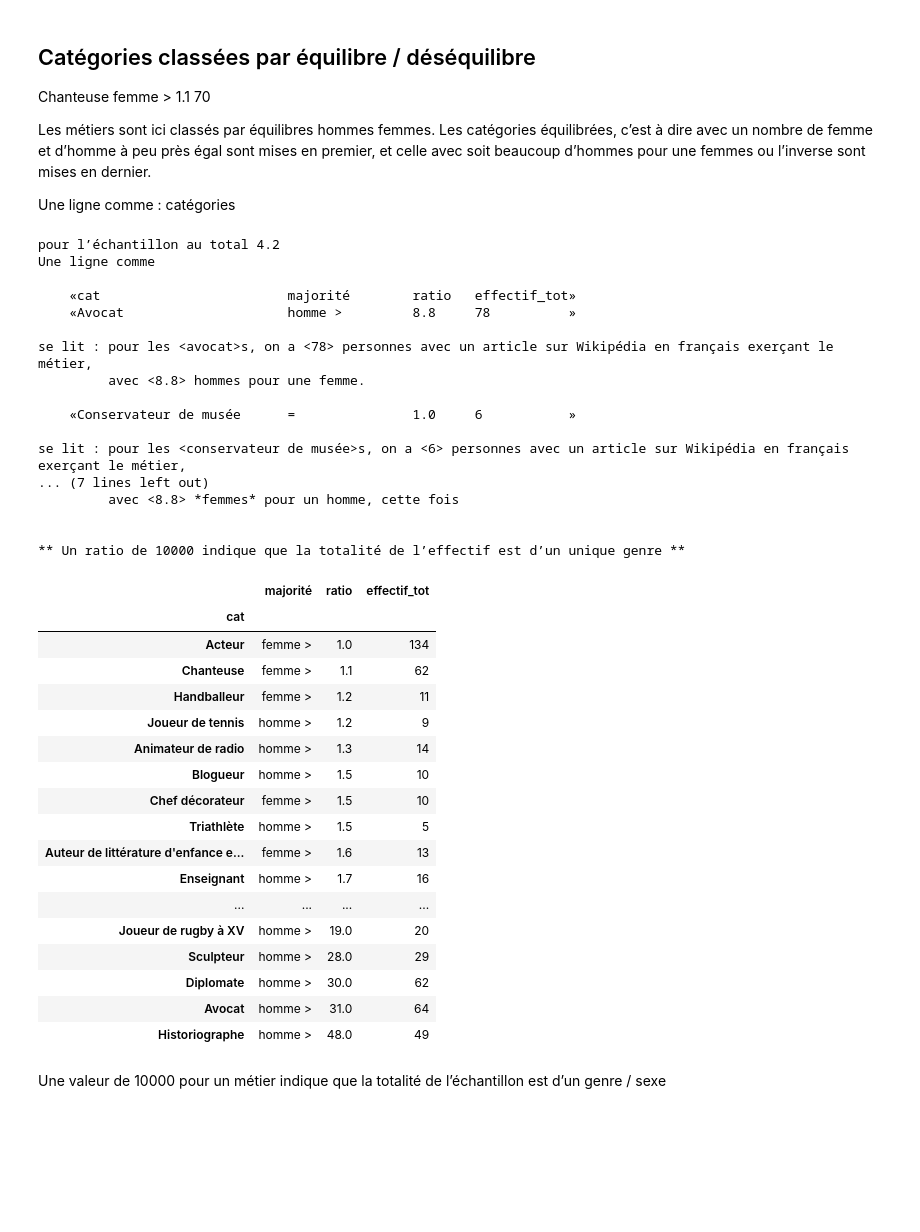
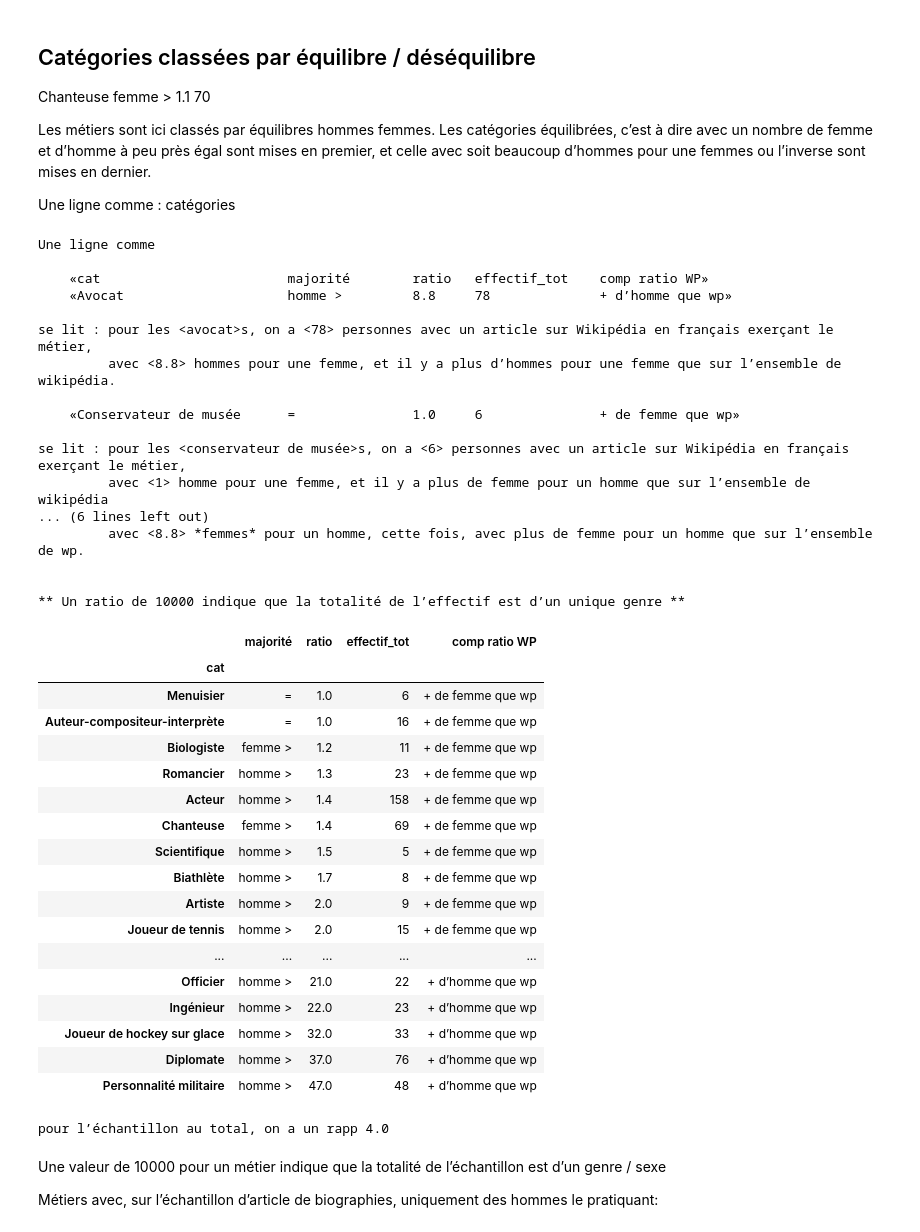
Before and after one commit to TomT0m/metiersfrwiki, a Jupyter notebook: Categories metiers.ipynb, the cells around one changed output. Drawn from its saved outputs; the diff is of its cells as text; code cells hidden in the pictures; blank space fills up the shorter version.

Commit message:
Ajout d’informations sur les métiers écartés et sur les métiers qui n’ont pas de femmes sur l’échantillon

```diff
--- a/Categories metiers.ipynb
+++ b/Categories metiers.ipynb
@@ -245,79 +246,89 @@ def calc_maj(row):
     #print(row)
     return ("homme > " if row > 1 else "femme >" if row < 1 else "=")
 
+def cmp_ratio_wp(ratio):
+    #print(row)
+    return ("+ d’homme que wp" if ratio > rapport_homme_femme else "+ de femme que wp" if rapport_homme_femme > ratio else "=")
+
+
 #df_equilibre["majorite"] =
 df_equilibre["majorité"] = df_cmp["ratio"].map(calc_maj)
 df_equilibre["ratio"] = df_cmp["ratio"].map(lambda rat : rat if (rat > 1) else 10000 if rat == 0 else (1/rat) )
 
-print("pour l’échantillon au total {:.1f}".format(rapport_homme_femme))
-
+df_equilibre["comp ratio WP"] = df_cmp["ratio"].map(cmp_ratio_wp)
 
 print("""Une ligne comme
 
-    «cat                 	majorité	ratio  	effectif_tot»
-    «Avocat              	homme > 	8.8    	78          »
+    «cat                 	majorité	ratio  	effectif_tot    comp ratio WP»
+    «Avocat              	homme > 	8.8    	78              + d’homme que wp»
 
 se lit : pour les <avocat>s, on a <78> personnes avec un article sur Wikipédia en français exerçant le métier,
-         avec <8.8> hommes pour une femme.
+         avec <8.8> hommes pour une femme, et il y a plus d’hommes pour une femme que sur l’ensemble de wikipédia.
 
-    «Conservateur de musée 	=       	1.0    	6           »
+    «Conservateur de musée 	=       	1.0    	6               + de femme que wp»
 
 se lit : pour les <conservateur de musée>s, on a <6> personnes avec un article sur Wikipédia en français exerçant le métier,
-         avec <1> homme pour une femme.
+         avec <1> homme pour une femme, et il y a plus de femme pour un homme que sur l’ensemble de wikipédia
 
 
 
-    «Chanteuse             	femme > 	1.1    	70           »
+    «Chanteuse             	femme > 	1.1    	70              + de femme que wp»
 
 se lit : pour les <chanteuse>s, on a <78> personnes avec un article sur Wikipédia en français exerçant le métier,
-         avec <8.8> *femmes* pour un homme, cette fois
+         avec <8.8> *femmes* pour un homme, cette fois, avec plus de femme pour un homme que sur l’ensemble de wp.
 
 
 ** Un ratio de 10000 indique que la totalité de l’effectif est d’un unique genre **
 
 """)
 
 with pd.option_context(
     'display.max_rows', None,
     'display.max_columns', None,
     'display.precision', 1):
 
-    display(df_equilibre[["majorité","ratio","effectif_tot"]].sort_values("ratio", ascending=True))
+    display(df_equilibre[["majorité","ratio","effectif_tot","comp ratio WP"]].sort_values("ratio", ascending=True))
+
+
+print("pour l’échantillon au total, on a un rapp {:.1f}".format(rapport_homme_femme))
 # %% [output]
-pour l’échantillon au total 4.2
 Une ligne comme
 
-    «cat                        majorité        ratio   effectif_tot»
-    «Avocat                     homme >         8.8     78          »
+    «cat                        majorité        ratio   effectif_tot    comp ratio WP»
+    «Avocat                     homme >         8.8     78              + d’homme que wp»
 
 se lit : pour les <avocat>s, on a <78> personnes avec un article sur Wikipédia en français exerçant le métier,
-         avec <8.8> hommes pour une femme.
+         avec <8.8> hommes pour une femme, et il y a plus d’hommes pour une femme que sur l’ensemble de wikipédia.
 
-    «Conservateur de musée      =               1.0     6           »
+    «Conservateur de musée      =               1.0     6               + de femme que wp»
 
 se lit : pour les <conservateur de musée>s, on a <6> personnes avec un article sur Wikipédia en français exerçant le métier,
-... (7 lines left out)
-         avec <8.8> *femmes* pour un homme, cette fois
+         avec <1> homme pour une femme, et il y a plus de femme pour un homme que sur l’ensemble de wikipédia
+... (6 lines left out)
+         avec <8.8> *femmes* pour un homme, cette fois, avec plus de femme pour un homme que sur l’ensemble de wp.
 
 
 ** Un ratio de 10000 indique que la totalité de l’effectif est d’un unique genre **
-|  | majorité | ratio | effectif_tot |
-| cat |  |  |  |
-| Acteur | femme > | 1.0 | 134 |
-| Chanteuse | femme > | 1.1 | 62 |
-| Handballeur | femme > | 1.2 | 11 |
-| Joueur de tennis | homme > | 1.2 | 9 |
-| Animateur de radio | homme > | 1.3 | 14 |
-| Blogueur | homme > | 1.5 | 10 |
-| Chef décorateur | femme > | 1.5 | 10 |
-| Triathlète | homme > | 1.5 | 5 |
-| Auteur de littérature d'enfance e... | femme > | 1.6 | 13 |
-| Enseignant | homme > | 1.7 | 16 |
-| ... | ... | ... | ... |
-| Joueur de rugby à XV | homme > | 19.0 | 20 |
-| Sculpteur | homme > | 28.0 | 29 |
-| Diplomate | homme > | 30.0 | 62 |
-| Avocat | homme > | 31.0 | 64 |
-| Historiographe | homme > | 48.0 | 49 |
+|  | majorité | ratio | effectif_tot | comp ratio WP |
+| cat |  |  |  |  |
+| Menuisier | = | 1.0 | 6 | + de femme que wp |
+| Auteur-compositeur-interprète | = | 1.0 | 16 | + de femme que wp |
+| Biologiste | femme > | 1.2 | 11 | + de femme que wp |
+| Romancier | homme > | 1.3 | 23 | + de femme que wp |
+| Acteur | homme > | 1.4 | 158 | + de femme que wp |
+| Chanteuse | femme > | 1.4 | 69 | + de femme que wp |
+| Scientifique | homme > | 1.5 | 5 | + de femme que wp |
+| Biathlète | homme > | 1.7 | 8 | + de femme que wp |
+| Artiste | homme > | 2.0 | 9 | + de femme que wp |
+| Joueur de tennis | homme > | 2.0 | 15 | + de femme que wp |
+| ... | ... | ... | ... | ... |
+| Officier | homme > | 21.0 | 22 | + d’homme que wp |
+| Ingénieur | homme > | 22.0 | 23 | + d’homme que wp |
+| Joueur de hockey sur glace | homme > | 32.0 | 33 | + d’homme que wp |
+| Diplomate | homme > | 37.0 | 76 | + d’homme que wp |
+| Personnalité militaire | homme > | 47.0 | 48 | + d’homme que wp |
+pour l’échantillon au total, on a un rapp 4.0
 # %% [markdown]
 Une valeur de 10000 pour un métier indique que la totalité de l’échantillon est d’un genre / sexe
+
+Métiers avec, sur l’échantillon d’article de biographies, uniquement des hommes le pratiquant:
```
Also changed, not shown: parts of 10 cells of this notebook.
